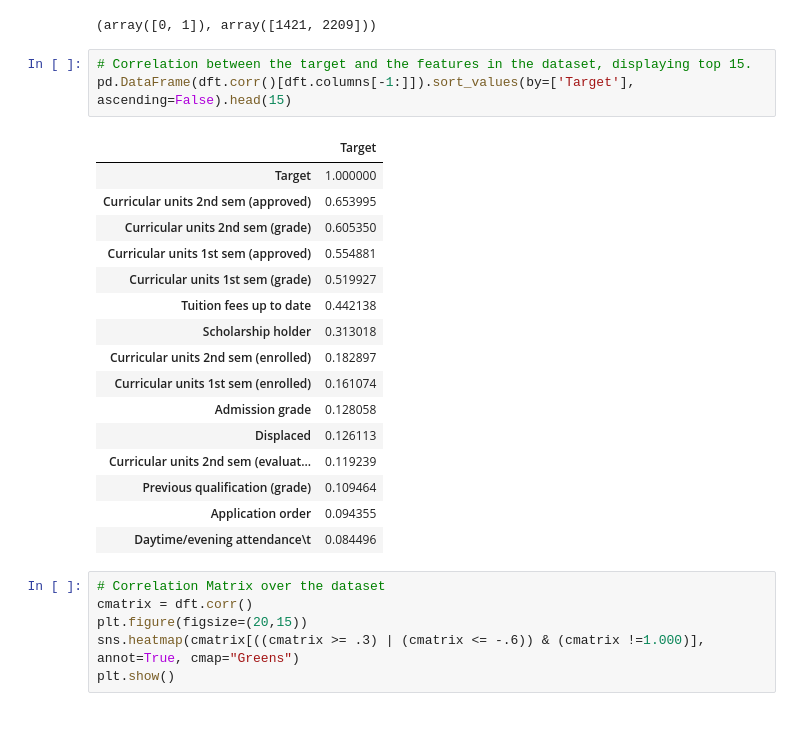
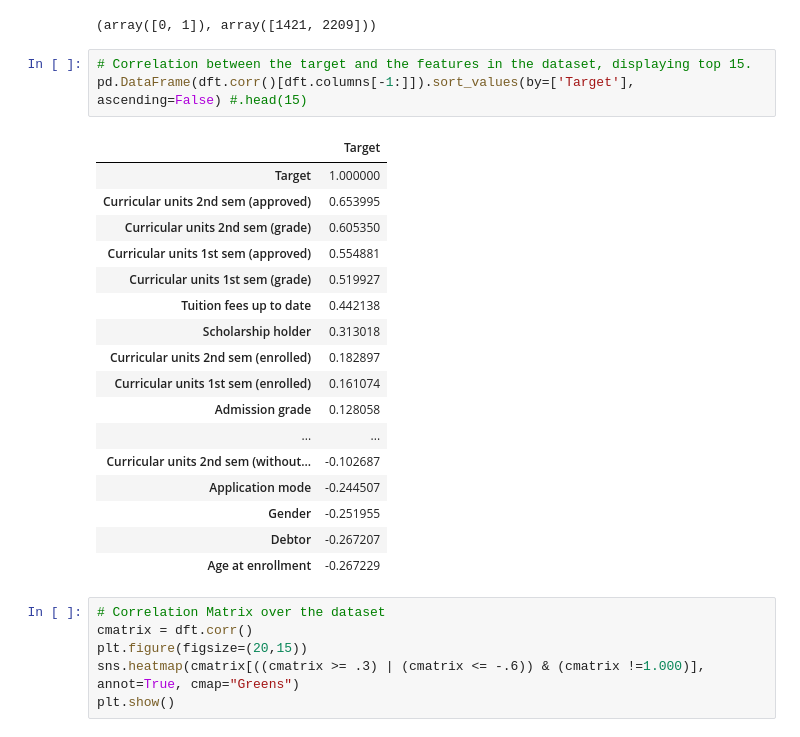
Before and after one commit to LLUhlin/data-science-project, a Jupyter notebook: student_final.ipynb, the cells around one changed output. Drawn from its saved outputs; the diff is of its cells as text.

```diff
--- a/student_final.ipynb
+++ b/student_final.ipynb
@@ -177,24 +177,25 @@ print(np.unique(dft['Target'], return_counts=True))
 (array([0, 1]), array([1421, 2209]))
 # %%
 # Correlation between the target and the features in the dataset, displaying top 15.
-pd.DataFrame(dft.corr()[dft.columns[-1:]]).sort_values(by=['Target'], ascending=False).head(15)
+pd.DataFrame(dft.corr()[dft.columns[-1:]]).sort_values(by=['Target'], ascending=False) #.head(15)
 # %% [output]
 |  | Target |
 | Target | 1.000000 |
 | Curricular units 2nd sem (approved) | 0.653995 |
 | Curricular units 2nd sem (grade) | 0.605350 |
 | Curricular units 1st sem (approved) | 0.554881 |
 | Curricular units 1st sem (grade) | 0.519927 |
 | Tuition fees up to date | 0.442138 |
 | Scholarship holder | 0.313018 |
 | Curricular units 2nd sem (enrolled) | 0.182897 |
 | Curricular units 1st sem (enrolled) | 0.161074 |
 | Admission grade | 0.128058 |
-| Displaced | 0.126113 |
-| Curricular units 2nd sem (evaluat... | 0.119239 |
-| Previous qualification (grade) | 0.109464 |
-| Application order | 0.094355 |
-| Daytime/evening attendance\t | 0.084496 |
+| ... | ... |
+| Curricular units 2nd sem (without... | -0.102687 |
+| Application mode | -0.244507 |
+| Gender | -0.251955 |
+| Debtor | -0.267207 |
+| Age at enrollment | -0.267229 |
 # %%
 # Correlation Matrix over the dataset
 cmatrix = dft.corr()
```
Also changed, not shown: parts of 16 cells of this notebook, 1 other file.
